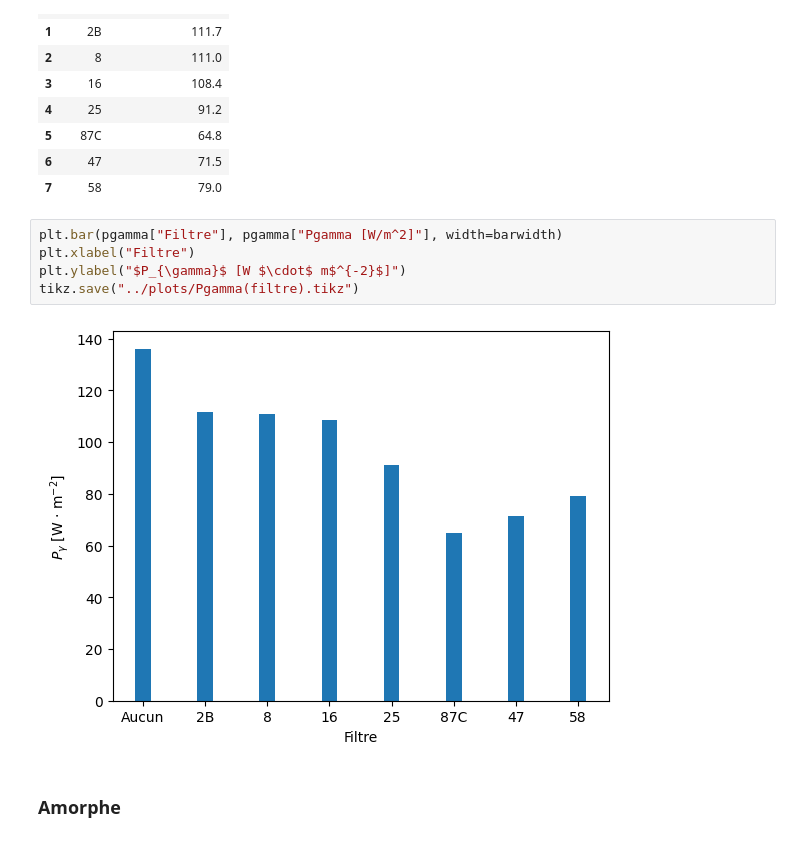
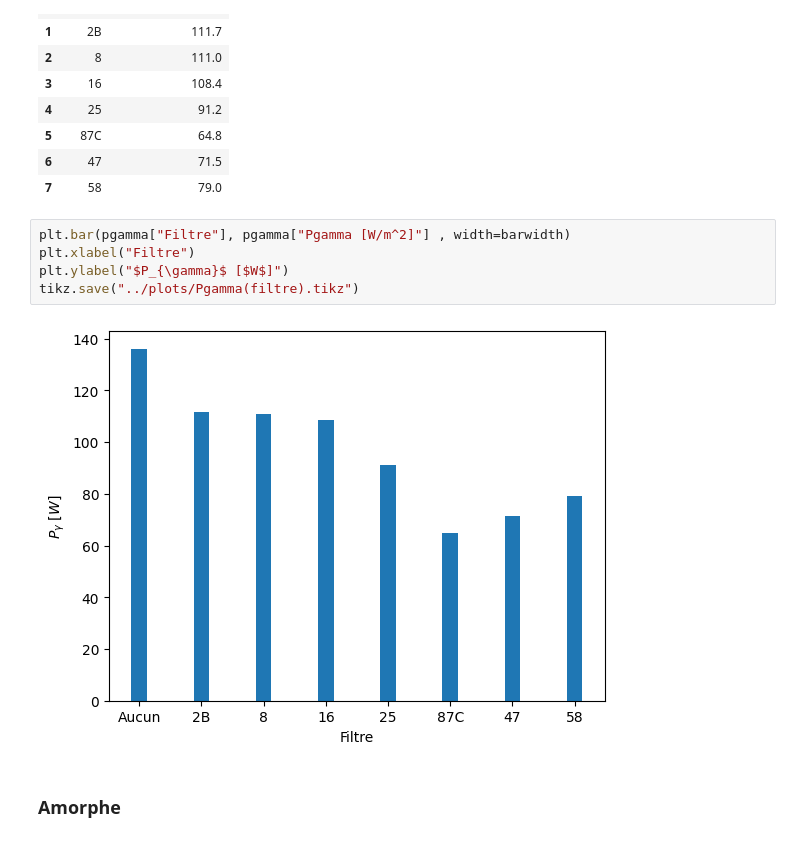
Before and after one commit to TomVdt/TPII-rapports, a Jupyter notebook: 01-J7-energie-solaire/analyse/exp4.ipynb, the cells around one changed output. Drawn from its saved outputs; the diff is of its cells as text.

```diff
--- a/01-J7-energie-solaire/analyse/exp4.ipynb
+++ b/01-J7-energie-solaire/analyse/exp4.ipynb
@@ -34,12 +34,12 @@ pgamma
 | 6 | 47 | 71.5 |
 | 7 | 58 | 79.0 |
 # %%
-plt.bar(pgamma["Filtre"], pgamma["Pgamma [W/m^2]"], width=barwidth)
+plt.bar(pgamma["Filtre"], pgamma["Pgamma [W/m^2]"] , width=barwidth)
 plt.xlabel("Filtre")
-plt.ylabel("$P_{\gamma}$ [W $\cdot$ m$^{-2}$]")
+plt.ylabel("$P_{\gamma}$ [$W$]")
 tikz.save("../plots/Pgamma(filtre).tikz")
 # %% [output]
-[figure, old version]
+[figure, new version]
 # %% [markdown]
 ### Amorphe
 # %%
```
Also changed, not shown: parts of 2 cells of this notebook, 5 other files.
